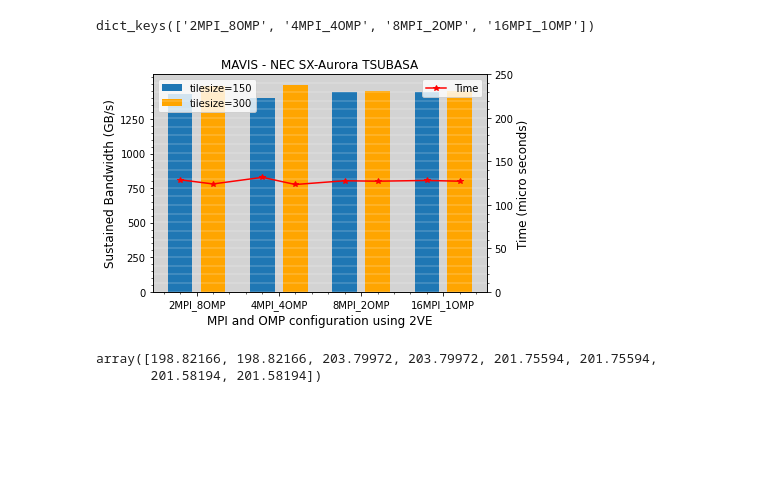
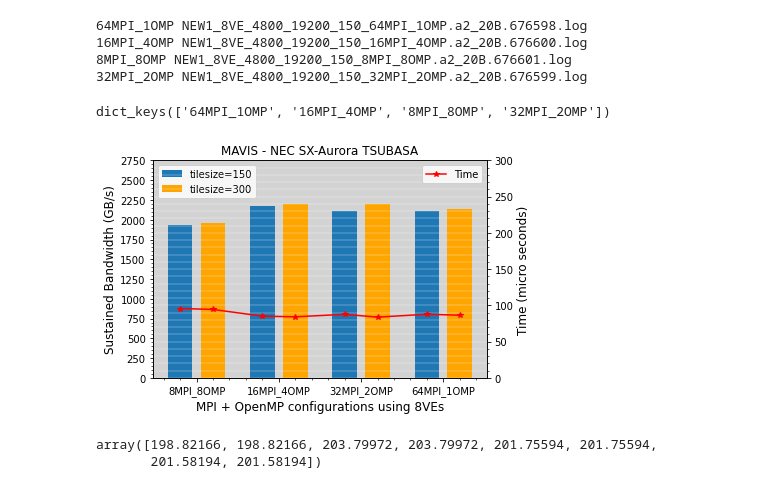
Before and after one commit to hongyx11/dgemv_benchmark, a Jupyter notebook: tlr_gemv/8VE.ipynb, the cells around one changed output. Saved outputs shown, nothing was run; the diff lists cells and outputs as text; code cells hidden in the pictures; blank space fills up the shorter version.

```diff
--- a/tlr_gemv/8VE.ipynb
+++ b/tlr_gemv/8VE.ipynb
@@ -6,19 +6,22 @@ import os
 # %%
 logflist = os.listdir("log")
 # klist = ['1MPI_8OMP', '2MPI_4OMP','4MPI_2OMP','8MPI_1OMP']
-klist = ['2MPI_8OMP', '4MPI_4OMP','8MPI_2OMP','16MPI_1OMP']
+klist = ['8MPI_8OMP', '16MPI_4OMP','32MPI_2OMP','64MPI_1OMP']
 dummp = 'Sustained BandWidth (GB/s)'
 # %%
 tmpflist = []
 for x in logflist:
-    if x.startswith('NEW1_2VE_4800_19200_150_'):
+    if x.startswith('NEW1_8VE_4800_19200_150_'):
         tmpflist.append(x)
 # %%
 tmpflist[0][24:33]
 datamap = {}
 for idx,x in enumerate(tmpflist):
-    k = klist[idx]
+    for k in klist:
+        if k in x:
+            break
     datamap[k] = {}
+    print(k,x)
     f= open('log/'+x, 'r')
     while 1:
         line = f.readline()
@@ -32,18 +35,25 @@ for idx,x in enumerate(tmpflist):
             bddata = [float(x) for x in bddata]
     datamap[k]['Time'] = np.average(np.array(timedata))
     datamap[k]['Bandwidth'] = np.average(np.array(bddata))
+# %% [output]
+64MPI_1OMP NEW1_8VE_4800_19200_150_64MPI_1OMP.a2_20B.676598.log
+16MPI_4OMP NEW1_8VE_4800_19200_150_16MPI_4OMP.a2_20B.676600.log
+8MPI_8OMP NEW1_8VE_4800_19200_150_8MPI_8OMP.a2_20B.676601.log
+32MPI_2OMP NEW1_8VE_4800_19200_150_32MPI_2OMP.a2_20B.676599.log
 # %%
 datamap.keys()
 # %% [output]
-dict_keys(['2MPI_8OMP', '4MPI_4OMP', '8MPI_2OMP', '16MPI_1OMP'])
+dict_keys(['64MPI_1OMP', '16MPI_4OMP', '8MPI_8OMP', '32MPI_2OMP'])
 # %%
 tmpflist = []
 for x in logflist:
-    if x.startswith('NEW1_2VE_4800_19200_300_'):
+    if x.startswith('NEW1_8VE_4800_19200_300_'):
         tmpflist.append(x)
 datamap_300 = {}
 for idx,x in enumerate(tmpflist):
-    k = klist[idx]
+    for k in klist:
+        if k in x:
+            break
     datamap_300[k] = {}
     f= open('log/'+x, 'r')
     while 1:
@@ -66,38 +76,38 @@ xpos = [0,1,2,3]
 xticks = klist
 rects = []
 for idx,k in enumerate(klist):
     if idx == 0:
         rect = ax.bar(xpos[idx]-0.2,height=datamap[k]['Bandwidth'],color='#1f77b4',label='tilesize=150',width=0.3)
         rect = ax.bar(xpos[idx]+0.2,height=datamap_300[k]['Bandwidth'],color='orange',label='tilesize=300',width=0.3)
     else:
         rect = ax.bar(xpos[idx]-0.2,height=datamap[k]['Bandwidth'],color='#1f77b4',width=0.3)
         rect = ax.bar(xpos[idx]+0.2,height=datamap_300[k]['Bandwidth'],color='orange',width=0.3)
     rects.append(rect)
-plt.xlabel("MPI and OMP configuration using 2VE",fontsize=12)
+plt.xlabel("MPI + OpenMP configurations using 8VEs",fontsize=12)
 plt.ylabel("Sustained Bandwidth (GB/s)",fontsize=12)
-plt.yticks(np.arange(0, 2000, 250))
+plt.yticks(np.arange(0, 3000, 250))
 plt.legend(loc='upper left')
 plt.minorticks_on()
 plt.xticks(xpos,xticks)
 ax2 = ax.twinx()
 time_pos = []
 time_data = []
 for i in range(len(xpos)):
     time_pos.append(xpos[i]-0.2)
     time_pos.append(xpos[i]+0.2)
     time_data.append(datamap[klist[i]]['Time'])
     time_data.append(datamap_300[klist[i]]['Time'])
-ax2.set_ylim([0,250])
+ax2.set_ylim([0,300])
 plt.minorticks_on()
 # ax2.ticklabel_format(axis='y',scilimits=(4,-4),style='sci')
 ax2.set_ylabel("Time (micro seconds)",fontsize=12)
 ax2.plot(time_pos, np.array(time_data)*1000000,color='red',marker='*',label='Time')
 plt.legend(loc='upper right')
 plt.grid(which='both', color='white', linewidth='0.3')
 plt.title("MAVIS - NEC SX-Aurora TSUBASA")
-plt.savefig('plots/bandwidth/Bandwidth_MAVIS_2VE.pdf'.format("double"),bbox_inches='tight')
+plt.savefig('plots/bandwidth/Bandwidth_MAVIS_8VE.pdf'.format("double"),bbox_inches='tight')
 # %% [output]
-[figure, old version]
+[figure, new version]
 # %%
 np.array(time_data) * 1000000
 # %% [output]
```
Also changed, not shown: 15 other files.
